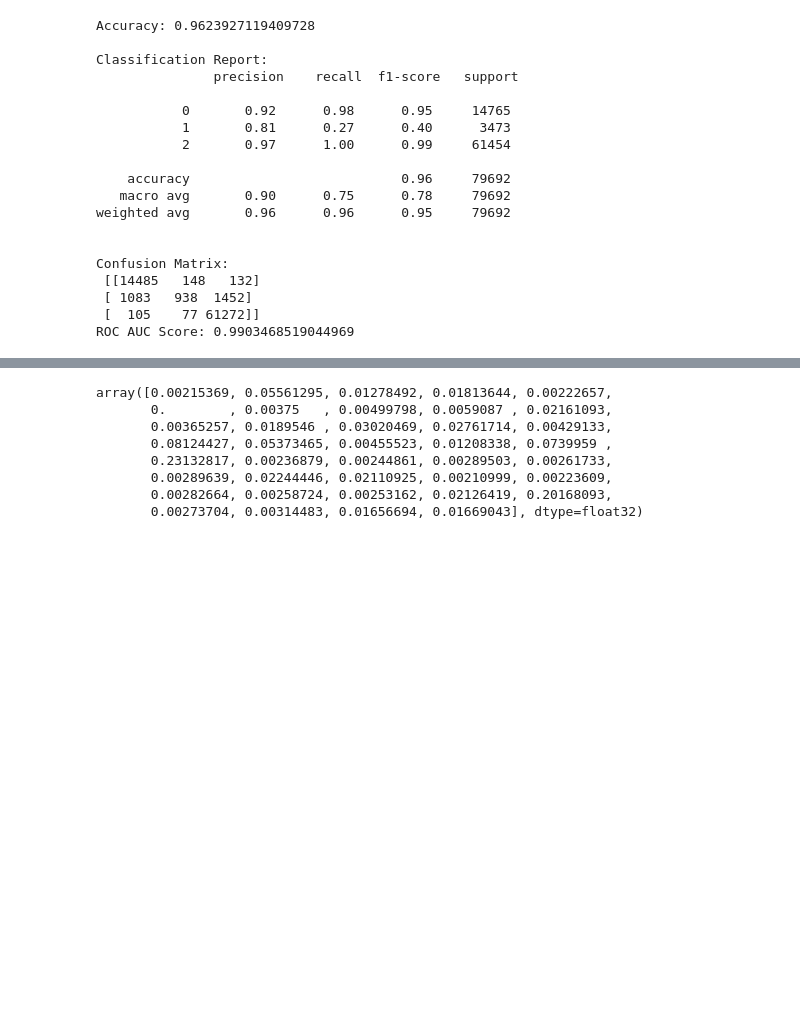
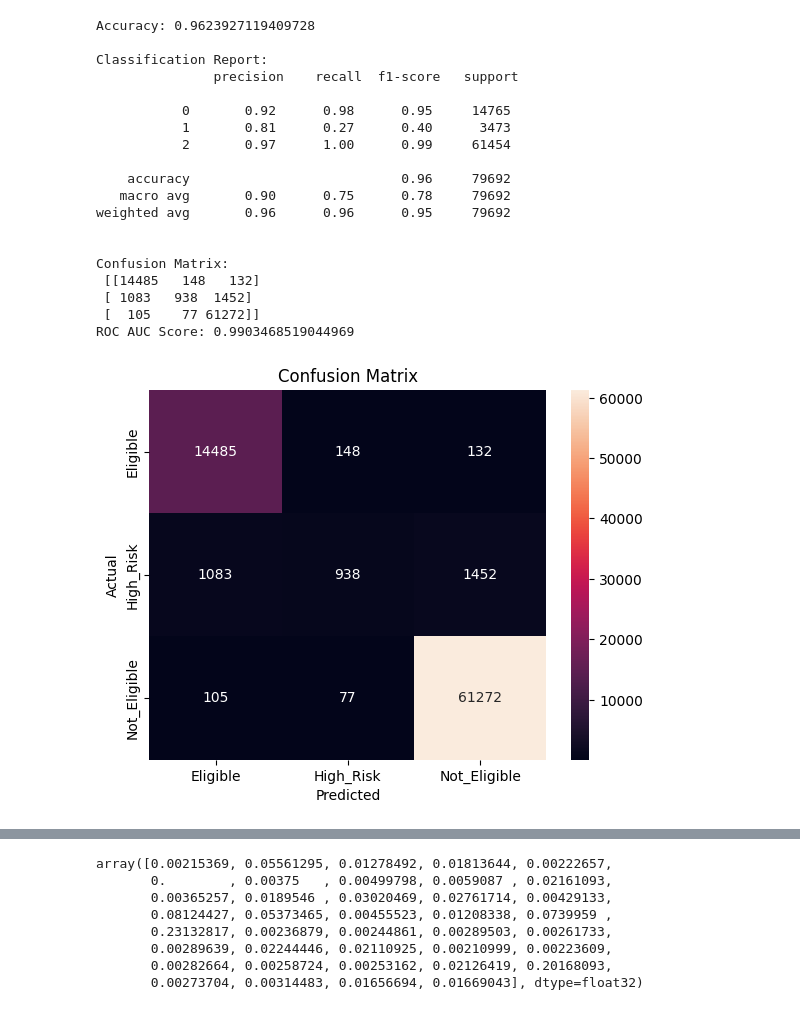
Before and after one commit to Keerthick2309/EMIPredict-AI-Project, a Jupyter notebook: notebooks/classification/XGB.ipynb, the cells around one changed output, grey strips where cells are left out. Drawn from its saved outputs; the diff is of its cells as text; code cells hidden in the pictures; blank space fills up the shorter version.

```diff
--- a/notebooks/classification/XGB.ipynb
+++ b/notebooks/classification/XGB.ipynb
@@ -138,3 +140,15 @@ Confusion Matrix:
  [ 1083   938  1452]
  [  105    77 61272]]
 ROC AUC Score: 0.9903468519044969
+# %%
+plt.figure()
+sns.heatmap(confusion_matrix(y_test, y_pred),
+            annot=True, fmt='d', xticklabels=["Eligible", "High_Risk", "Not_Eligible"],
+              yticklabels=["Eligible", "High_Risk", "Not_Eligible"]
+            )
+plt.title("Confusion Matrix")
+plt.xlabel("Predicted")
+plt.ylabel("Actual")
+plt.show()
+# %% [output]
+[figure, added]
```
Also changed, not shown: parts of 2 cells of this notebook, 1 other file.
